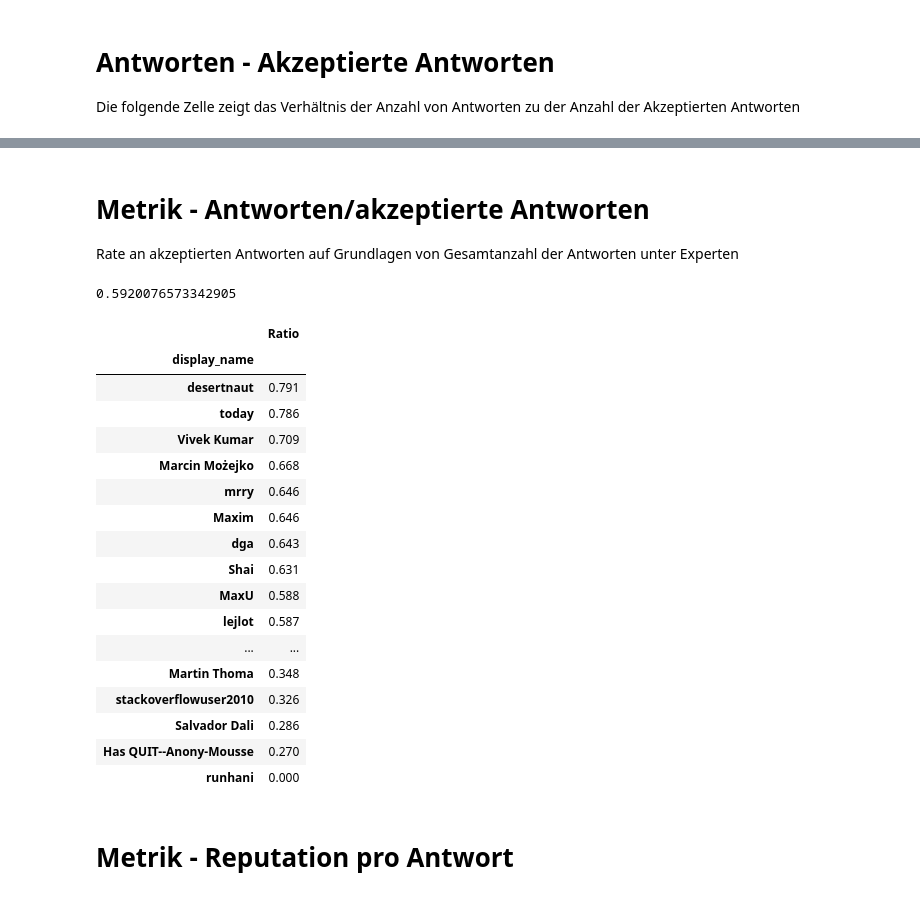
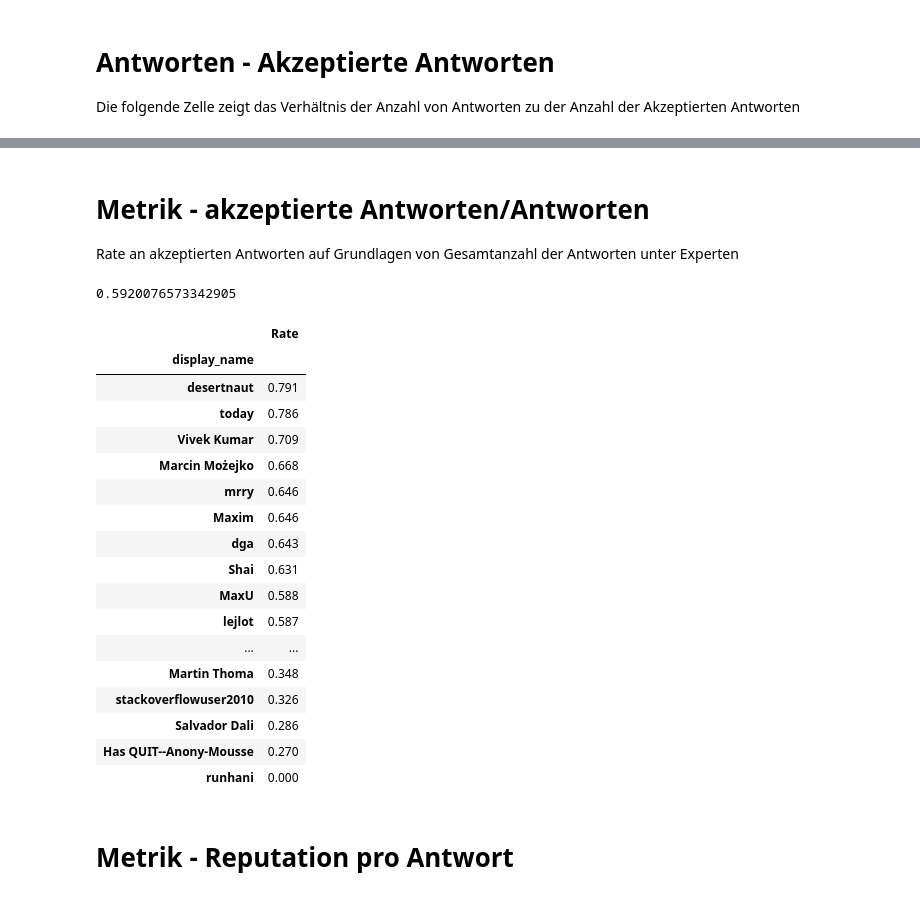
Before and after one commit to LBraunshausen/MSR-project, a Jupyter notebook: RQ4.ipynb, the cells around one changed output, grey strips where cells are left out. Cells and saved outputs as stored; diff of their text form; code cells hidden in the pictures.

```diff
--- a/RQ4.ipynb
+++ b/RQ4.ipynb
@@ -233,36 +229,36 @@ show(p)
 # %% [markdown]
-# Metrik - Antworten/akzeptierte Antworten
+# Metrik - akzeptierte Antworten/Antworten
 Rate an akzeptierten Antworten auf Grundlagen von Gesamtanzahl der Antworten unter Experten
 # %%
 total_answers = 0
 
 for answer_amount in top_answer_users["answer_count"]:
     total_answers += answer_amount
 
 total_acc_answers = 0
 for acc_answer_amount in top_answer_users["accepted_answer_count"]:
     if math.isnan(acc_answer_amount):
         continue
     total_acc_answers += acc_answer_amount
 
 acc_answer_answer_ratios = []
 
 for user in top_answer_users.itertuples():
     acc_answer_answer_ratio = user[8]/user[6]
     acc_answer_answer_ratios.append(acc_answer_answer_ratio)
 
 acc_answer_answer_ratios_df = pd.DataFrame(acc_answer_answer_ratios, index=top_answer_users["display_name"])
-acc_answer_answer_ratios_df.columns = ["Ratio"]
+acc_answer_answer_ratios_df.columns = ["Rate"]
 acc_answer_answer_ratios_df.fillna(0, inplace=True)
-acc_answer_answer_ratios_df = acc_answer_answer_ratios_df.sort_values(by=["Ratio"], ascending=False)
+acc_answer_answer_ratios_df = acc_answer_answer_ratios_df.sort_values(by=["Rate"], ascending=False)
 pd.options.display.float_format = "{:,.3f}".format
 
 acc_answer_answer_ratio = total_acc_answers/total_answers
 print(acc_answer_answer_ratio)
 display(acc_answer_answer_ratios_df)
 # %% [output]
 0.5920076573342905
-|  | Ratio |
+|  | Rate |
 | display_name |  |
 | desertnaut | 0.791 |
 | today | 0.786 |
```
Also changed, not shown: parts of 6 cells of this notebook.
